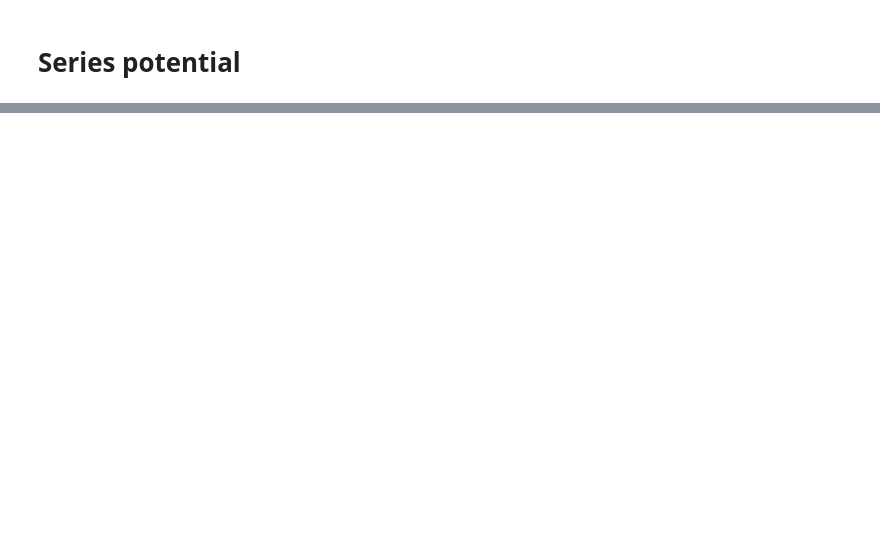
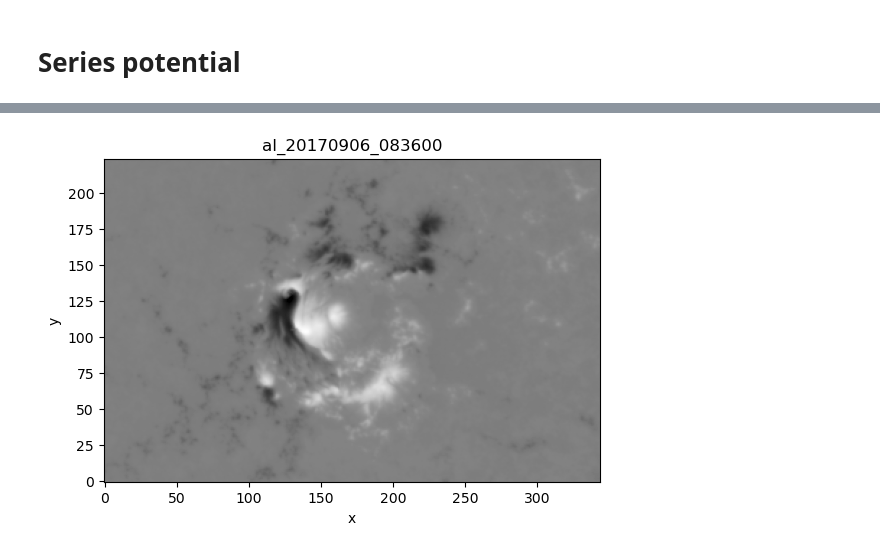
Before and after one commit to mgjeon/2023_zpinn, a Jupyter notebook: nbs/22_Series_potential.ipynb, the cells around one changed output, grey strips where cells are left out. Saved outputs shown, nothing was run; the diff lists cells and outputs as text; code cells hidden in the pictures; blank space fills up the shorter version.

Commit message:
update visualizations

```diff
--- a/nbs/22_Series_potential.ipynb
+++ b/nbs/22_Series_potential.ipynb
@@ -44,3 +51,38 @@ for b_bottom_path in sorted(glob.glob(os.path.join(b_bottom_paths, '*.npy'))):
 
 runtime = time.time() - start
 print(f'Runtime: {runtime:.2f} sec')
+# %%
+vmin = -3000
+vmax = 3000
+
+i_siz = 160
+j_siz = 100
+
+i_res = 15
+j_res = 15
+# %%
+pv.start_xvfb()
+pv.global_theme.trame.server_proxy_enabled = True
+pv.set_jupyter_backend('static')
+# %%
+b_potential_list = sorted(glob.glob(os.path.join(b_potential_paths, '*.vtk')))
+
+fig, ax = plt.subplots()
+
+def update(frame_number):
+    ax.cla()
+    ax.set_xlabel('x')
+    ax.set_ylabel('y')
+
+    b_potential_vtk_path = b_potential_list[frame_number]
+    b_potential_date = os.path.basename(b_potential_vtk_path)[9:-4]
+
+    b_potential_mesh = pv.read(b_potential_vtk_path)
+    b_potential = mag_plotter(b_potential_mesh)
+
+    ax.imshow(b_potential.B[:, :, 0, 2].transpose(), origin='lower', cmap='gray', vmin=vmin, vmax=vmax)
+    ax.set_title(b_potential_date)
+
+ani = animation.FuncAnimation(fig, update, frames=len(b_potential_list))
+HTML(ani.to_html5_video())
+# %% [output]
@@ -46,0 +90 @@ print(f'Runtime: {runtime:.2f} sec')
+[figure, added]
```
Also changed, not shown: parts of 3 cells of this notebook.
